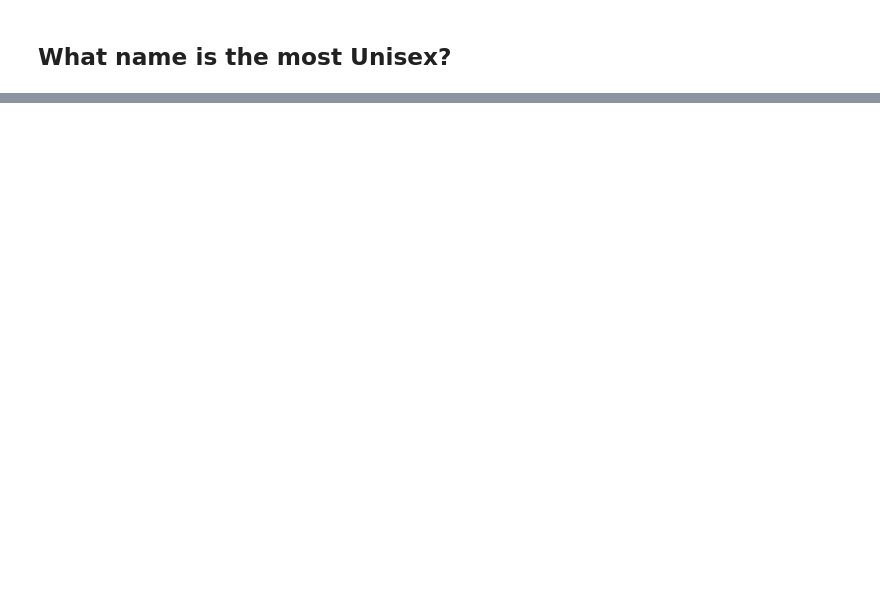
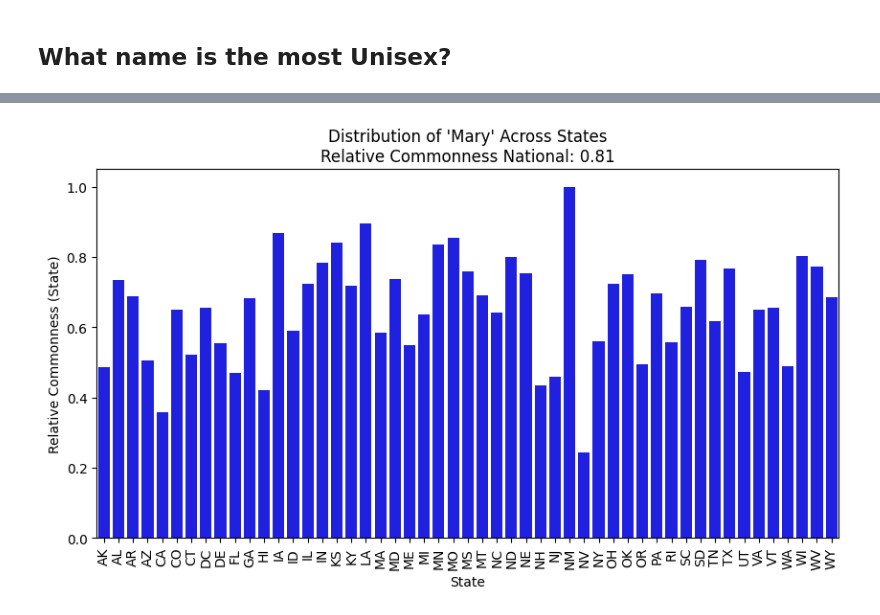
Before and after one commit to matej-kosiba/STRV_test_project, a Jupyter notebook: jupyter.ipynb, the cells around one changed output, grey strips where cells are left out. Cells and saved outputs as stored; diff of their text form; code cells hidden in the pictures; blank space fills up the shorter version.

```diff
--- a/jupyter.ipynb
+++ b/jupyter.ipynb
@@ -407,0 +759,4 @@ Anesti         5        5       10           0
+# %%
+plot_name_commonness(name = 'Mary')
+# %% [output]
+[figure, added]
```
Also changed, not shown: parts of 42 cells of this notebook.
